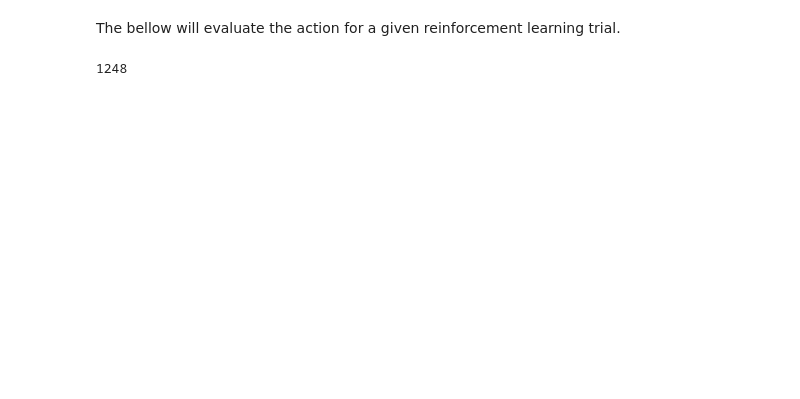
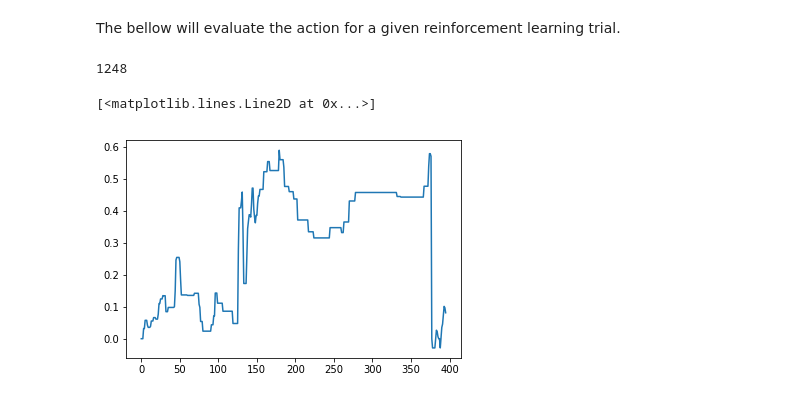
Before and after one commit to brendonwelsh/Machine-Learning-Final-Project, a Jupyter notebook: src/RL.ipynb, the cells around one changed output. Saved outputs shown, nothing was run; the diff lists cells and outputs as text; code cells hidden in the pictures; blank space fills up the shorter version.

```diff
--- a/src/RL.ipynb
+++ b/src/RL.ipynb
@@ -48,3 +45,8 @@ for i in range(0, 100):
 len(x)
 # %% [output]
 1248
+# %%
+plt.plot(rl.reward_list)
+# %% [output]
+[<matplotlib.lines.Line2D at 0x...>]
+[figure, added]
```
Also changed, not shown: parts of 3 cells of this notebook, 1 other file.
